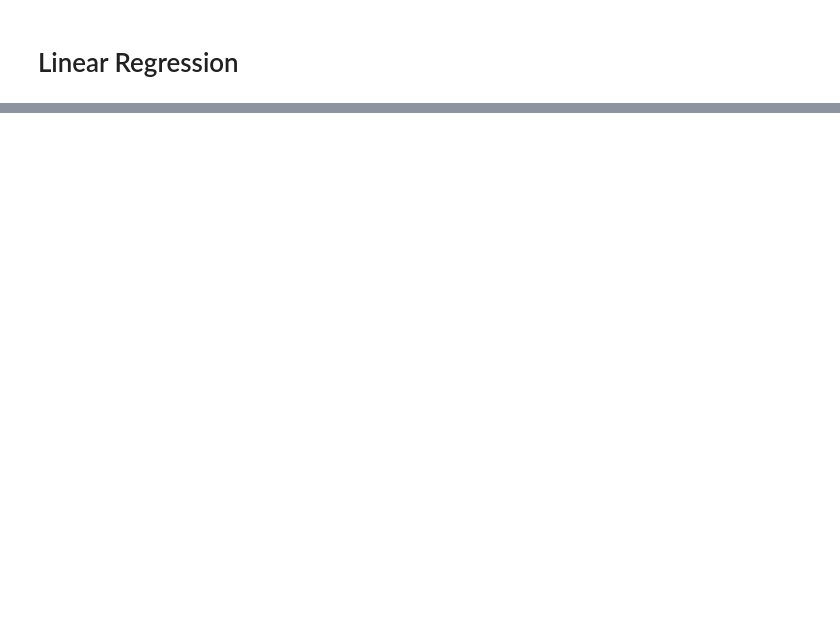
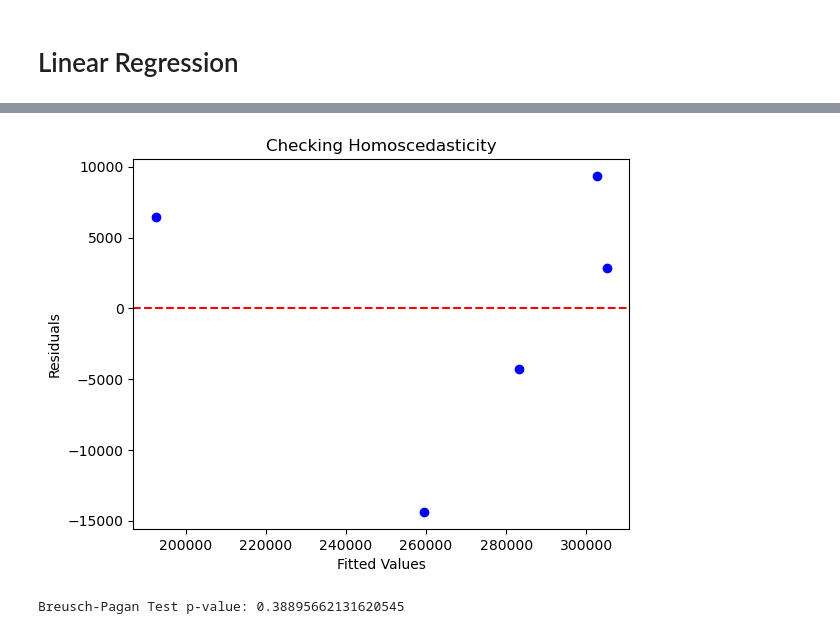
Before and after one commit to Ahmadbader17/fromScratch, a Jupyter notebook: linear_regression.ipynb, the cells around one changed output, grey strips where cells are left out. Cells and saved outputs as stored; diff of their text form; code cells hidden in the pictures; blank space fills up the shorter version.

```diff
--- a/linear_regression.ipynb
+++ b/linear_regression.ipynb
@@ -207,0 +521,33 @@ Trained Bias (Intercept): 0.4300
+# %%
+import statsmodels.api as sm
+import statsmodels.stats.diagnostic as smd
+import numpy as np
+import matplotlib.pyplot as plt
+from sklearn.linear_model import LinearRegression
+
+# Sample Data
+X = np.array([[1400, 3, 10], [1600, 4, 5], [1700, 3, 20], [1875, 2, 30], [1100, 2, 15]])
+Y = np.array([245000, 312000, 279000, 308000, 199000])
+
+# Fit Linear Regression
+model = LinearRegression()
+model.fit(X, Y)
+Y_pred = model.predict(X)
+
+# Residual Plot
+plt.scatter(Y_pred, Y - Y_pred, color="blue")
+plt.axhline(y=0, color="red", linestyle="--")
+plt.xlabel("Fitted Values")
+plt.ylabel("Residuals")
+plt.title("Checking Homoscedasticity")
+plt.show()
+
+# **Fix**: Add a constant column to X
+X_with_const = sm.add_constant(X)  # Adds intercept column
+
+# Breusch-Pagan test
+_, p_value, _, _ = smd.het_breuschpagan(Y - Y_pred, X_with_const)
+print(f"Breusch-Pagan Test p-value: {p_value}")
+# %% [output]
+[figure, added]
+Breusch-Pagan Test p-value: 0.38895662131620545
```
Also changed, not shown: parts of 37 cells of this notebook.
